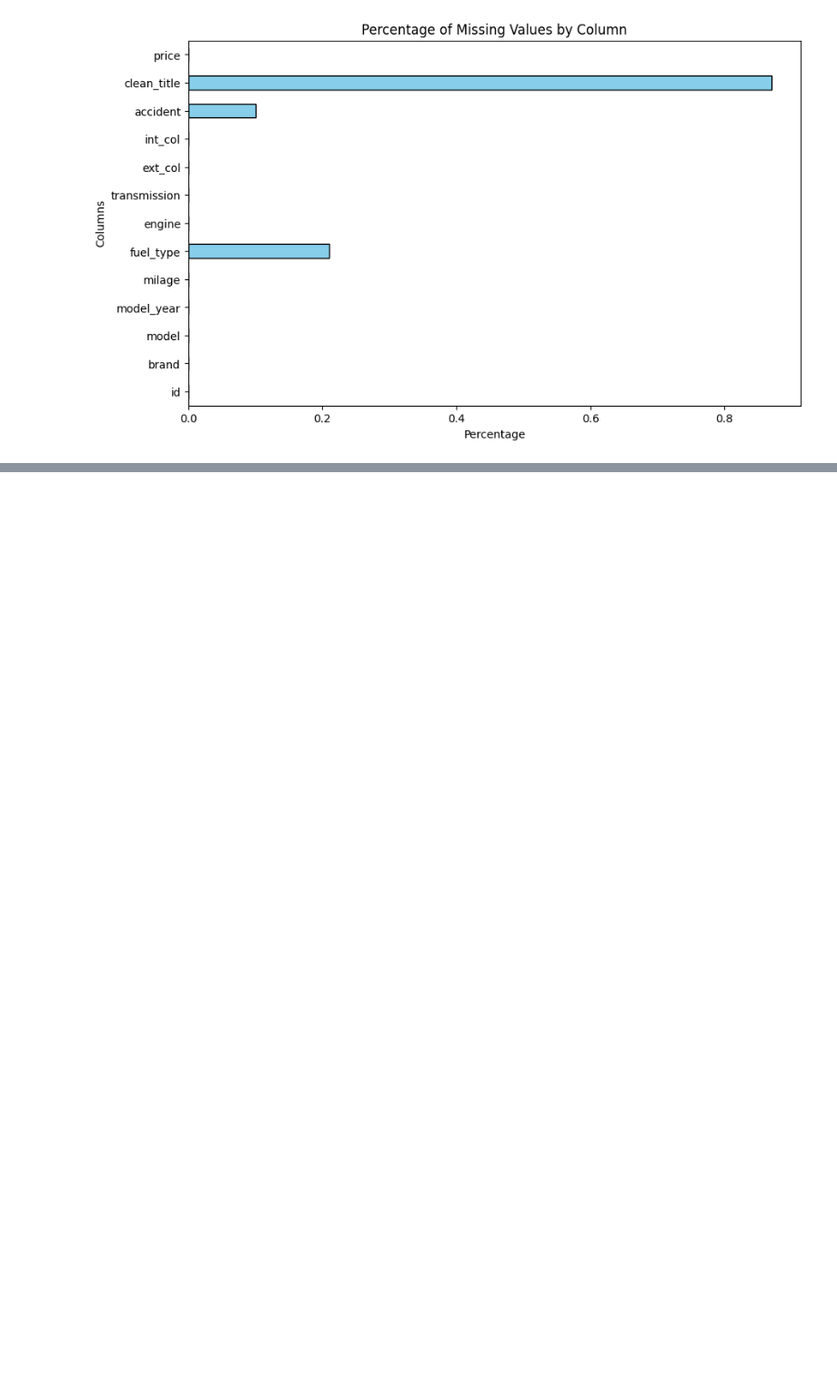
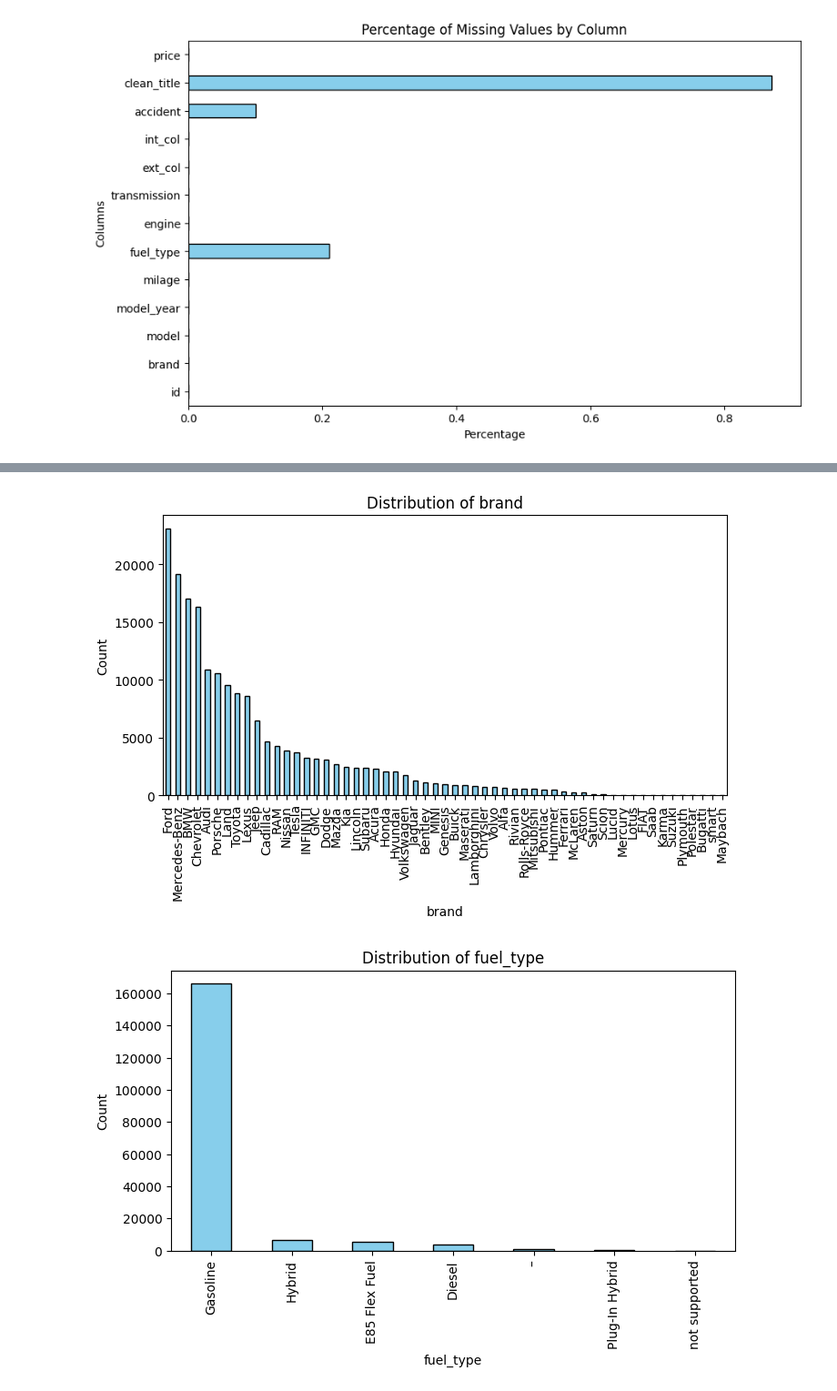
Before and after one commit to GhosTHaise/ml-car-price-regression, a Jupyter notebook: main.ipynb, the cells around one changed output, grey strips where cells are left out. Shown: that part at 91% size. Cells and saved outputs as stored; diff of their text form; code cells hidden in the pictures; blank space fills up the shorter version.

```diff
--- a/main.ipynb
+++ b/main.ipynb
@@ -151,0 +212,13 @@ plt.show()
+# %%
+categorical_columns = ['brand', 'fuel_type', 'transmission', 'accident', 'clean_title']
+
+for col in categorical_columns:
+    plt.figure(figsize=(8, 4))
+    df[col].value_counts().plot(kind='bar', color='skyblue', edgecolor='black')
+    plt.title(f'Distribution of {col}')
+    plt.xlabel(col)
+    plt.ylabel('Count')
+    plt.show()
+# %% [output]
+[figure, added]
+[figure, added]
```
Also changed, not shown: parts of 7 cells of this notebook.
